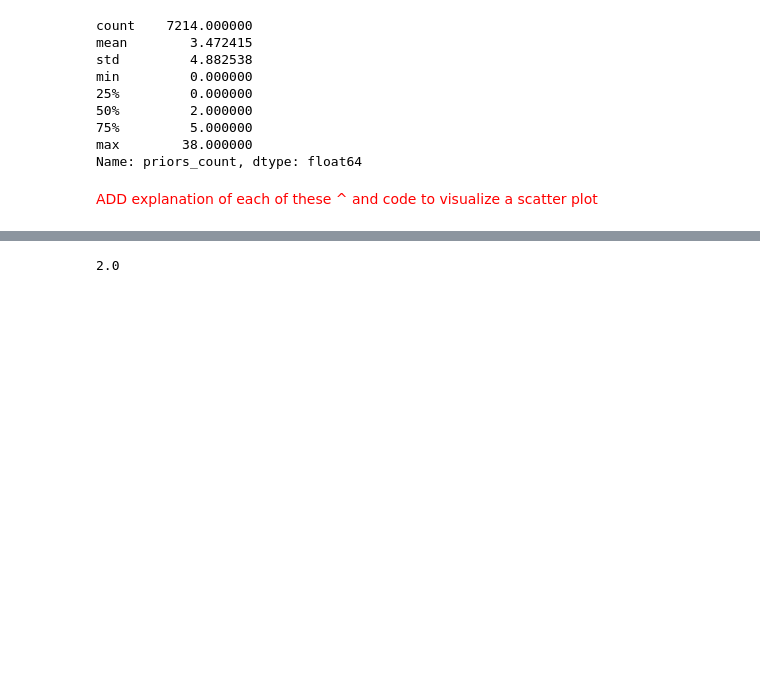
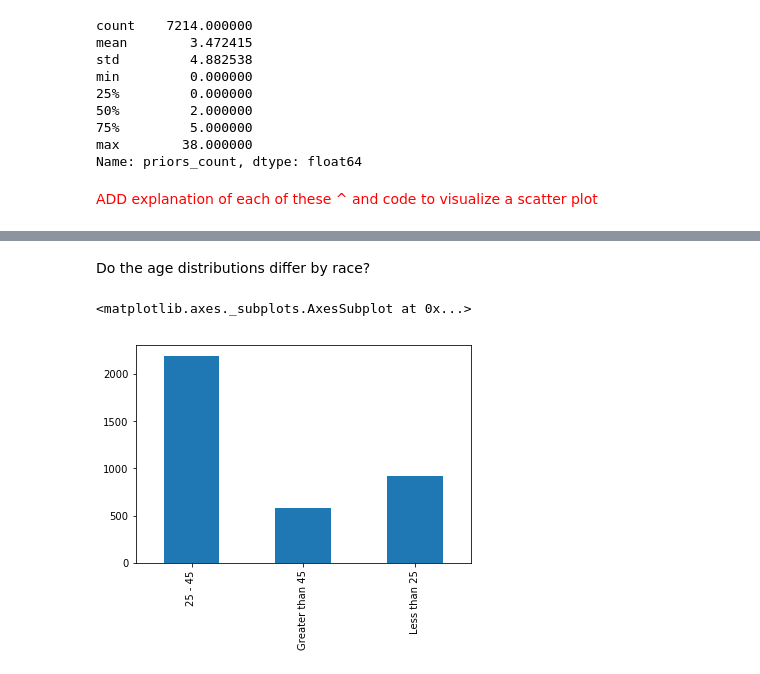
Before and after one commit to mandycoston/compas-analysis, a Jupyter notebook: 1. COMPAS data analysis.ipynb, the cells around one changed output, grey strips where cells are left out. Drawn from its saved outputs; the diff is of its cells as text; code cells hidden in the pictures; blank space fills up the shorter version.

```diff
--- a/1. COMPAS data analysis.ipynb
+++ b/1. COMPAS data analysis.ipynb
@@ -116,4 +125,7 @@ Does *priors_count* differ by race?
+# %% [markdown]
+Do the age distributions differ by race?
 # %%
-dat[dat.race =="African-American"].priors_count.median()
+dat[dat.race=='African-American'].age_cat.value_counts().sort_index().plot.bar()
 # %% [output]
-2.0
+<matplotlib.axes._subplots.AxesSubplot at 0x...>
+[figure, added]
```
Also changed, not shown: parts of 9 cells of this notebook, 1 other file.
